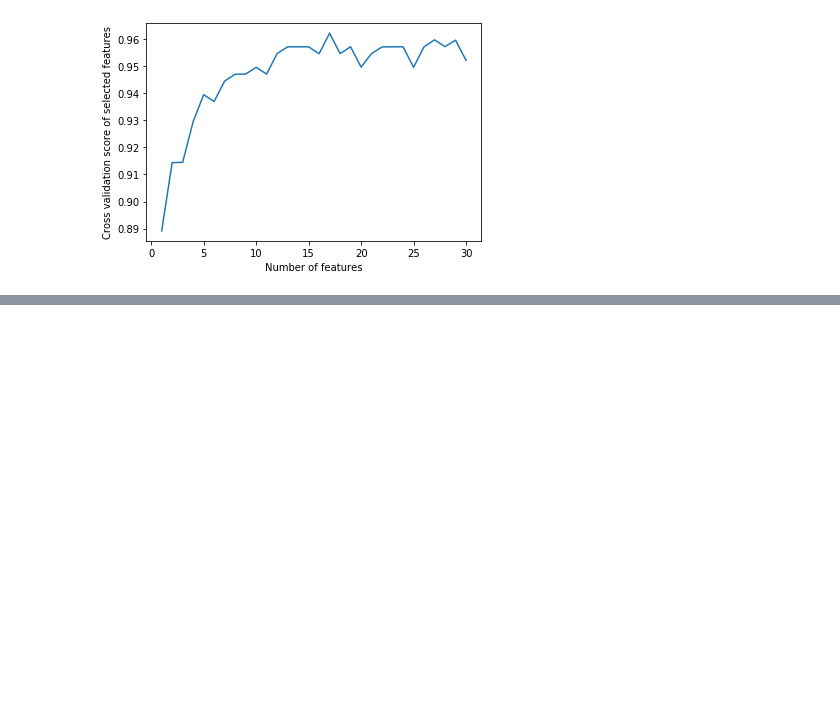
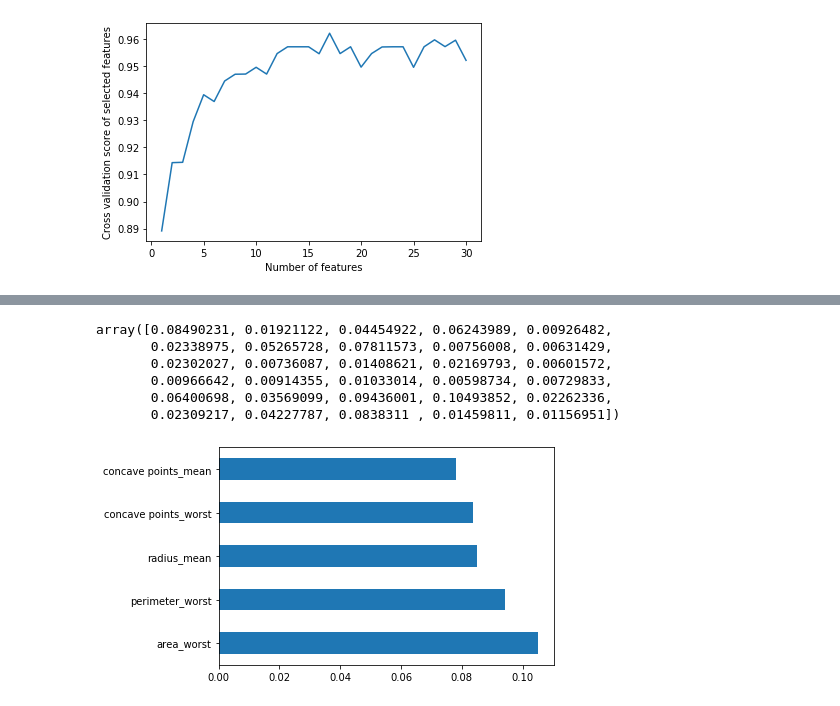
Before and after one commit to codeperfectplus/Hands-on-Machine-learning-with-Scikit-learn-Tensorflow-and-Keras, a Jupyter notebook: Features Selection/features_selection.ipynb, the cells around one changed output, grey strips where cells are left out. Cells and saved outputs as stored; diff of their text form; code cells hidden in the pictures; blank space fills up the shorter version.

Commit message:
extraclassifier added in feature selection

```diff
--- a/Features Selection/features_selection.ipynb
+++ b/Features Selection/features_selection.ipynb
@@ -203,0 +222,3 @@ plt.plot(len_of_feature, rfecv.grid_scores_)
+# %%
+clf5 = ExtraTreesClassifier()
+clf5.fit(x_train, y_train)
@@ -203,0 +234,18 @@ plt.plot(len_of_feature, rfecv.grid_scores_)
+# %%
+clf5.feature_importances_
+#feature_importances of tree based classifiers
+#plot graph of feature importances for better visualization
+# %% [output]
+array([0.08490231, 0.01921122, 0.04454922, 0.06243989, 0.00926482,
+       0.02338975, 0.05265728, 0.07811573, 0.00756008, 0.00631429,
+       0.02302027, 0.00736087, 0.01408621, 0.02169793, 0.00601572,
+       0.00966642, 0.00914355, 0.01033014, 0.00598734, 0.00729833,
+       0.06400698, 0.03569099, 0.09436001, 0.10493852, 0.02262336,
+       0.02309217, 0.04227787, 0.0838311 , 0.01459811, 0.01156951])
+# %%
+feat_importances = pd.Series(clf5.feature_importances_, index=x_train.
+columns)
+feat_importances.nlargest(5).plot(kind='barh')
+plt.show()
+# %% [output]
+[figure, added]
```
Also changed, not shown: parts of 9 cells of this notebook, 1 other file.
